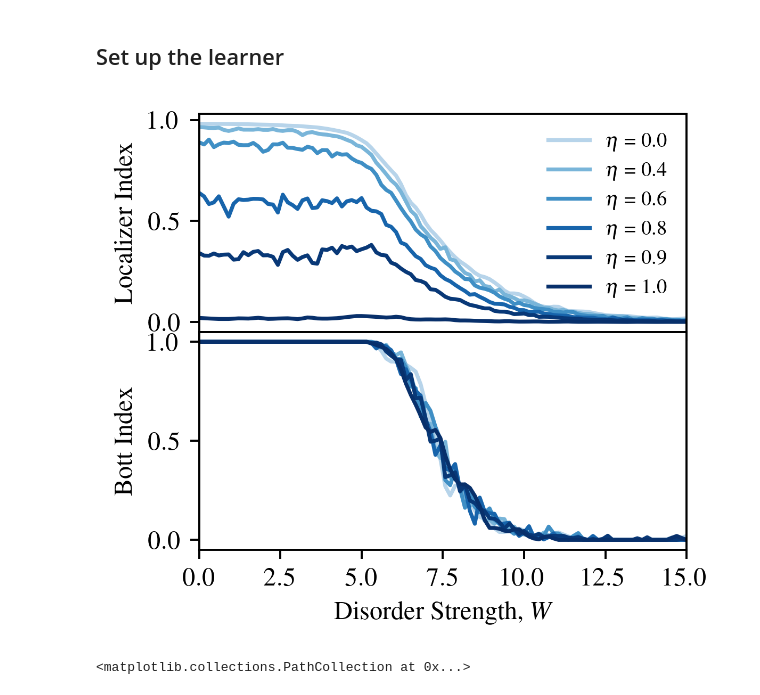
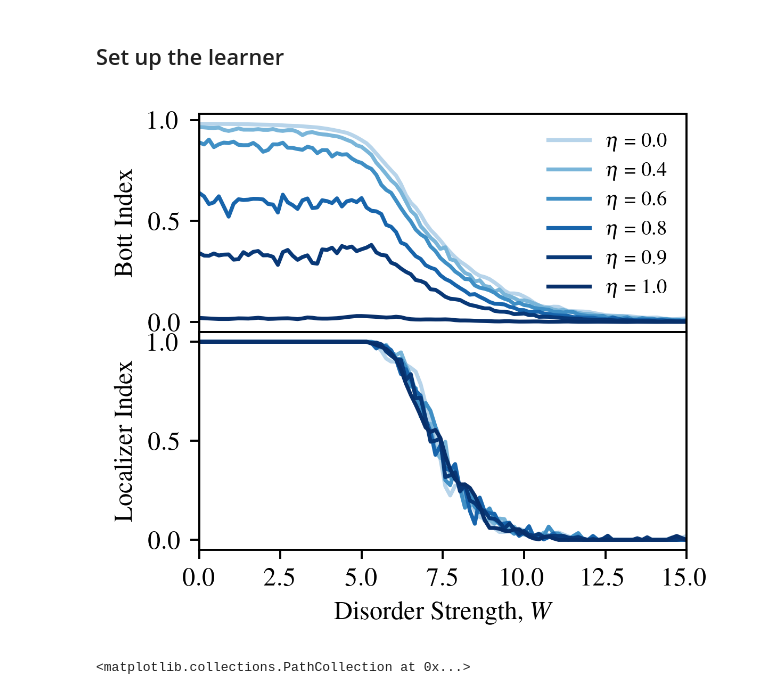
Before and after one commit to lauragoms/TAI-localizer, a Jupyter notebook: fig_2.ipynb, the cells around one changed output. Saved outputs shown, nothing was run; the diff lists cells and outputs as text; code cells hidden in the pictures.

```diff
--- a/fig_2.ipynb
+++ b/fig_2.ipynb
@@ -145,34 +145,34 @@ yi = np.array([0, 0.4, 0.6, 0.8, 0.9, 1])
 n_slices = len(yi)
 XI, YI = np.meshgrid(xi, yi)
 
 ZI_botts = griddata((x, y), botts, (XI, YI), method="linear")
 ZI_specs = griddata((x, y), specs, (XI, YI), method="linear")
 colours = cmap((norm(np.arange(n_slices))))
 
 
 for i in range(n_slices):
     colour = cmap(i / n_slices + 0.3)
     ax[0].plot(
         xi, ZI_botts[i], c=colour, label=r"$\eta$ = " + f"{yi[i]:.1f}", rasterized=True,
     )
 
     colour = cmap(i / n_slices + 0.3)
     ax[1].plot(
         xi, ZI_specs[i], c=colour, label=r"$\eta$ = " + f"{yi[i]:.1f}", rasterized=True,
     )
 
 ax[0].set_xlim(p_bounds)
 
 ax[1].set_xlabel("Disorder Strength, " + r"$W$")
-ax[1].set_ylabel("Bott Index")
-ax[0].set_ylabel(r"Localizer Index")
+ax[0].set_ylabel("Bott Index")
+ax[1].set_ylabel(r"Localizer Index")
 
 ax[0].legend(fontsize=8, loc="upper right", frameon=False)
 # ax[1].legend(fontsize=8, loc="upper right", frameon=False)
 plt.subplots_adjust(hspace=0)
 # plt.tight_layout()
 
 # plt.savefig("fig_2.pdf", dpi=300, bbox_inches="tight")
 # %% [output]
-[figure, old version]
+[figure, new version]
 # %%
```
Also changed, not shown: parts of 2 cells of this notebook, 12 other files.
